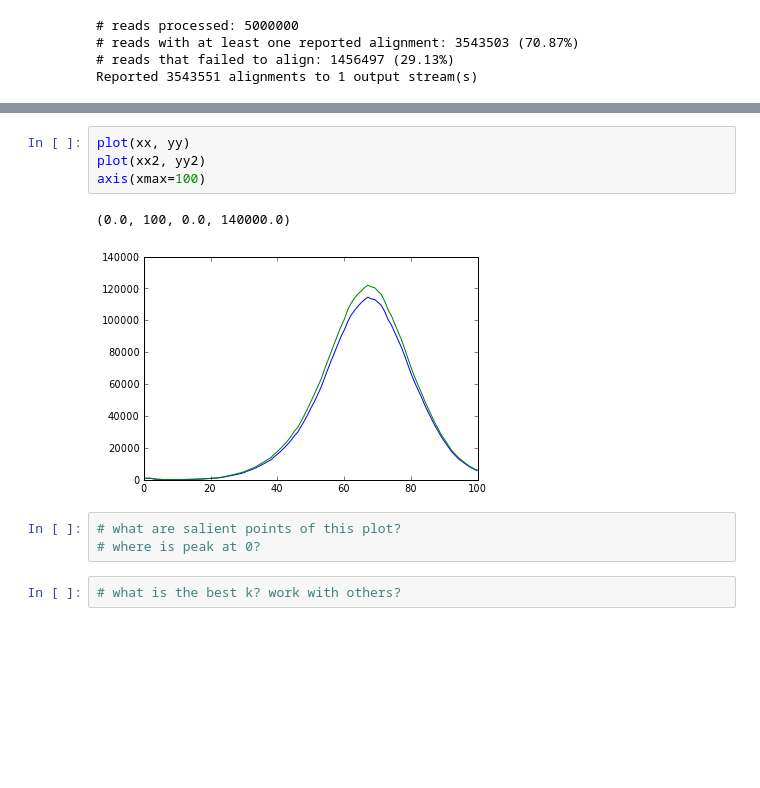
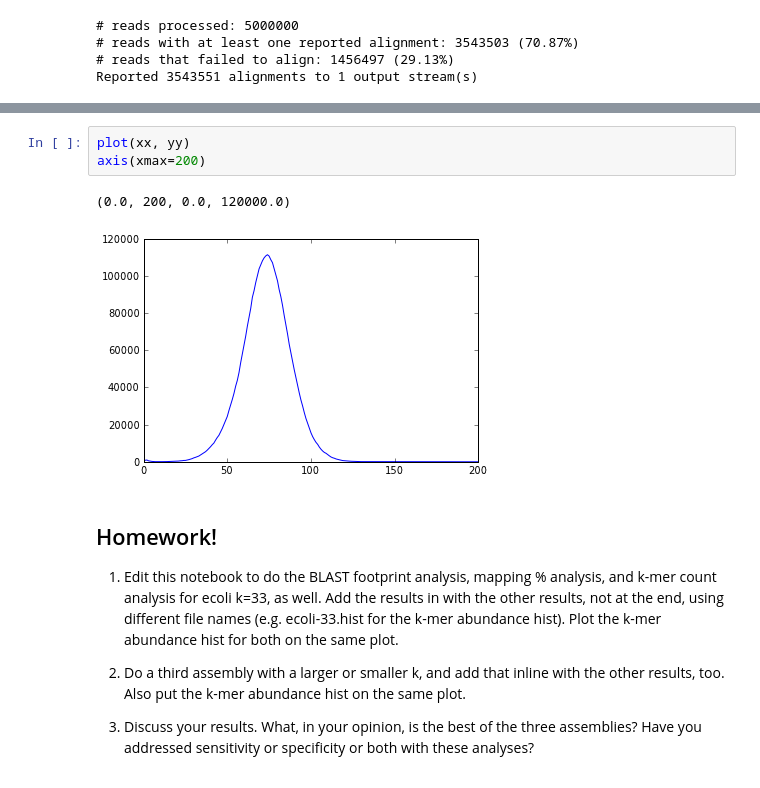
Before and after one commit to beacon-center/intro-computational-science, a Jupyter notebook: hw-week8-which-k.ipynb, the cells around one changed output, grey strips where cells are left out. Cells and saved outputs as stored; diff of their text form; blank space fills up the shorter version.

```diff
--- a/hw-week8-which-k.ipynb
+++ b/hw-week8-which-k.ipynb
@@ -237,12 +258,14 @@ for count, abund, sum_abund, sum_frac in r:
 # %%
 plot(xx, yy)
-plot(xx2, yy2)
-axis(xmax=100)
+axis(xmax=200)
 # %% [output]
-(0.0, 100, 0.0, 140000.0)
+(0.0, 200, 0.0, 120000.0)
-[figure, old version]
+[figure, new version]
-# %%
-# what are salient points of this plot?
-# where is peak at 0?
-# %%
-# what is the best k? work with others?
+# %% [markdown]
+## Homework!
+
+1. Edit this notebook to do the BLAST footprint analysis, mapping % analysis, and k-mer count analysis for ecoli k=33, as well.  Add the results in with the other results, not at the end, using different file names (e.g. ecoli-33.hist for the k-mer abundance hist).  Plot the k-mer abundance hist for both on the same plot.
+
+2. Do a third assembly with a larger or smaller k, and add that inline with the other results, too.  Also put the k-mer abundance hist on the same plot.
+
+3. Discuss your results.  What, in your opinion, is the best of the three assemblies?  Have you addressed sensitivity or specificity or both with these analyses?
```
Also changed, not shown: parts of 40 cells of this notebook.
